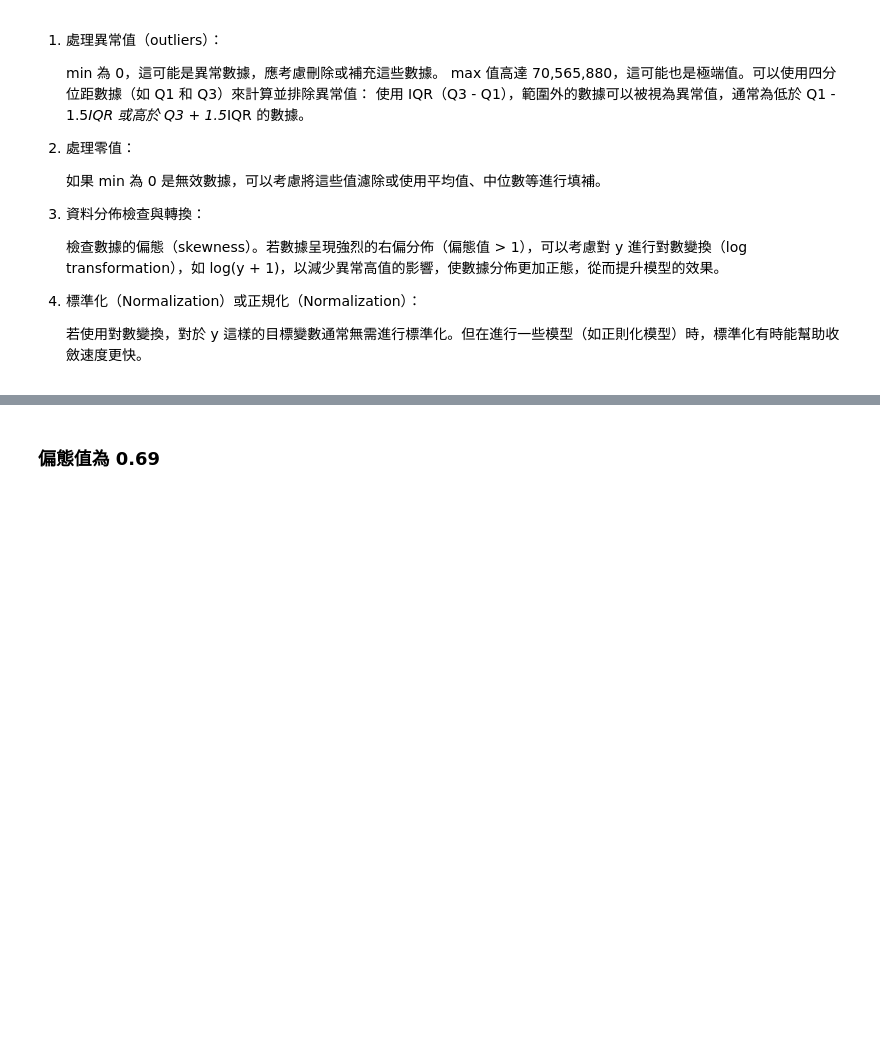
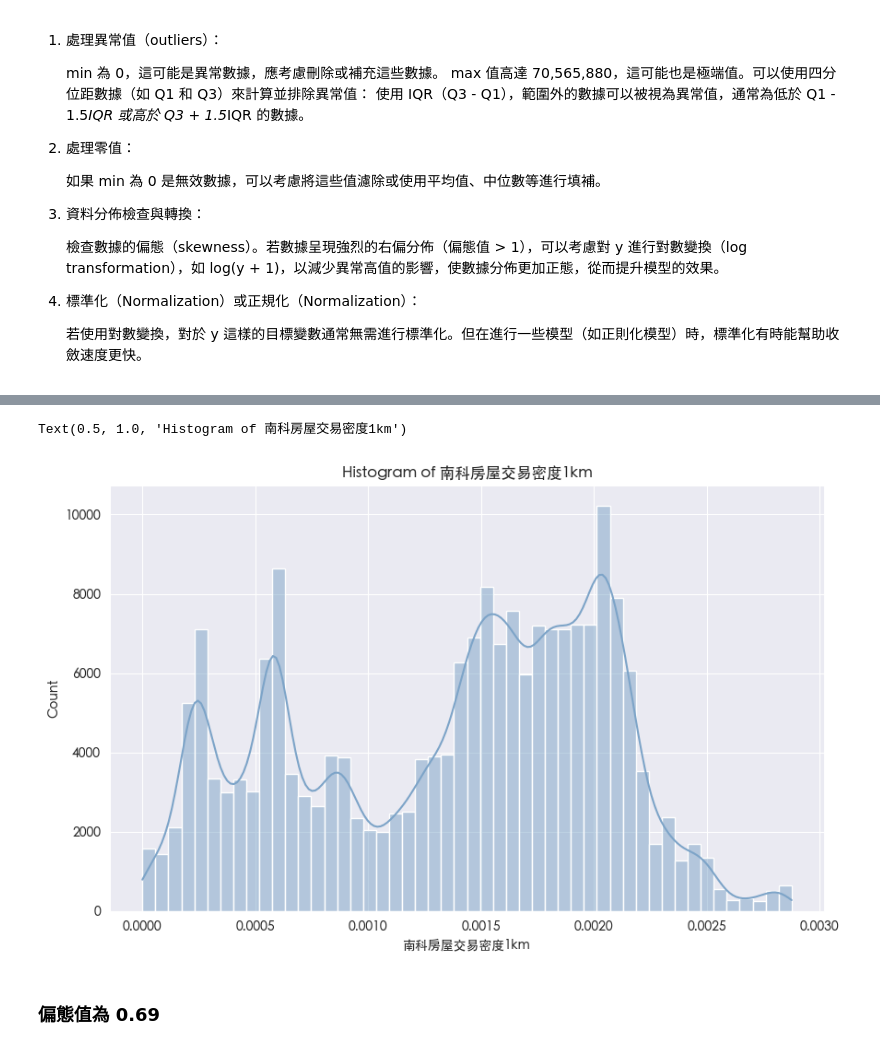
Before and after one commit to BDSE35/house, a Jupyter notebook: EDA/outlier_final_ml.ipynb, the cells around one changed output, grey strips where cells are left out. Saved outputs shown, nothing was run; the diff lists cells and outputs as text; code cells hidden in the pictures; blank space fills up the shorter version.

```diff
--- a/EDA/outlier_final_ml.ipynb
+++ b/EDA/outlier_final_ml.ipynb
@@ -164,3 +120,10 @@ Name: 單價元每坪, dtype: float64
+# %%
+plt.figure(figsize=(10, 6))
+sns.histplot(df['南科房屋交易密度1km'], bins=50, kde=True, color='#7da4c8',line_kws={'color': '#Cf3e7d9'})
+plt.title('Histogram of 南科房屋交易密度1km')
+# %% [output]
+Text(0.5, 1.0, 'Histogram of 南科房屋交易密度1km')
+[figure, added]
 # %% [markdown]
 ### 偏態值為 0.69
 # %%
```
Also changed, not shown: parts of 36 cells of this notebook, 25 other files.
